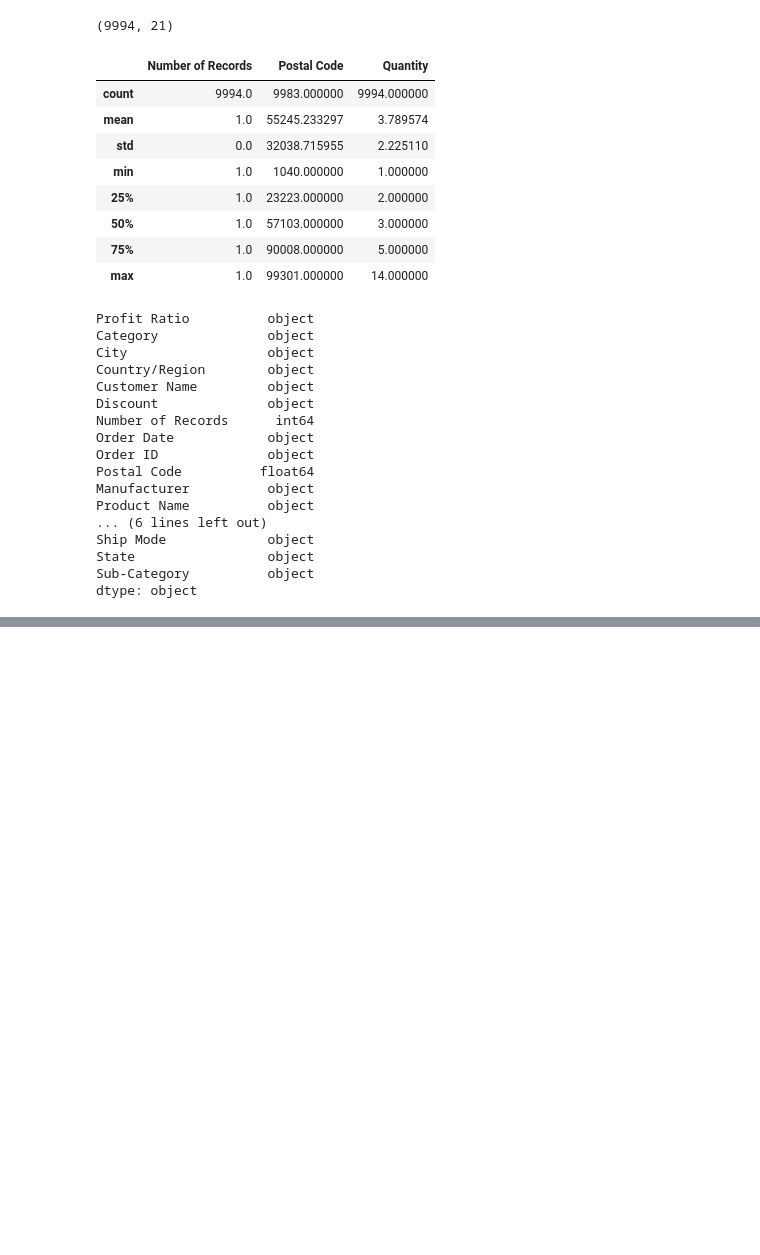
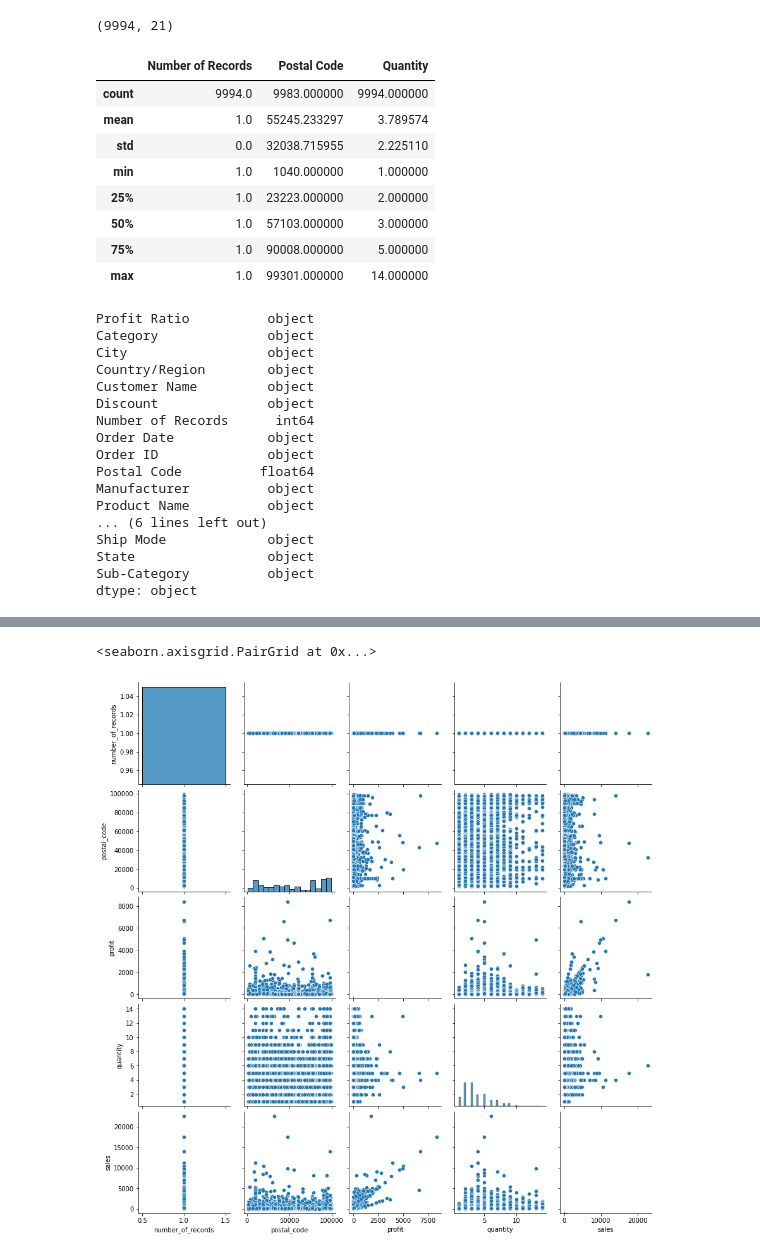
Before and after one commit to Bickmore664/newGITTest, a Jupyter notebook: Superstore.ipynb, the cells around one changed output, grey strips where cells are left out. Drawn from its saved outputs; the diff is of its cells as text; code cells hidden in the pictures; blank space fills up the shorter version.

```diff
--- a/Superstore.ipynb
+++ b/Superstore.ipynb
@@ -131,0 +203,6 @@ plt.show();
+# %%
+import seaborn as sns
+sns.pairplot(df)
+# %% [output]
+<seaborn.axisgrid.PairGrid at 0x...>
+[figure, added]
```
Also changed, not shown: parts of 29 cells of this notebook.
